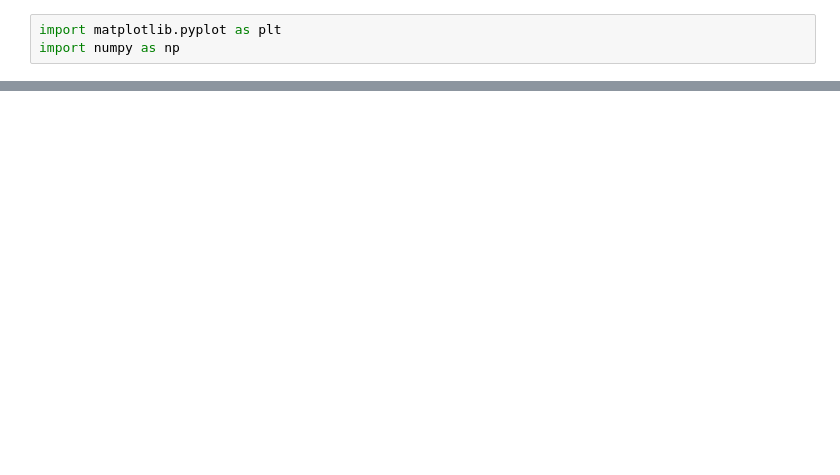
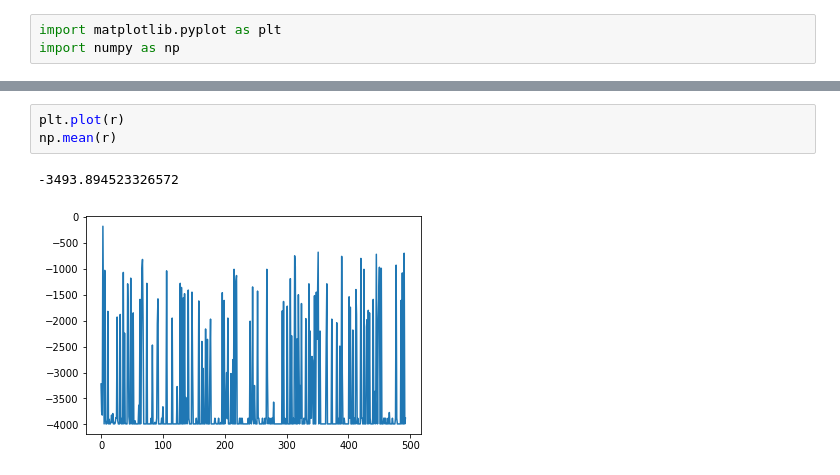
Before and after one commit to AaronDavidSchneider/bomberman_RA, a Jupyter notebook: agent_code/our_agent/q-Analysis.ipynb, the cells around one changed output, grey strips where cells are left out. Saved outputs shown, nothing was run; the diff lists cells and outputs as text; blank space fills up the shorter version.

```diff
--- a/agent_code/our_agent/q-Analysis.ipynb
+++ b/agent_code/our_agent/q-Analysis.ipynb
@@ -18,0 +17,6 @@ np.where(2==a)[0][0]
+# %%
+plt.plot(r)
+np.mean(r)
+# %% [output]
+-3493.894523326572
+[figure, added]
```
Also changed, not shown: parts of 4 cells of this notebook, 5 other files.
